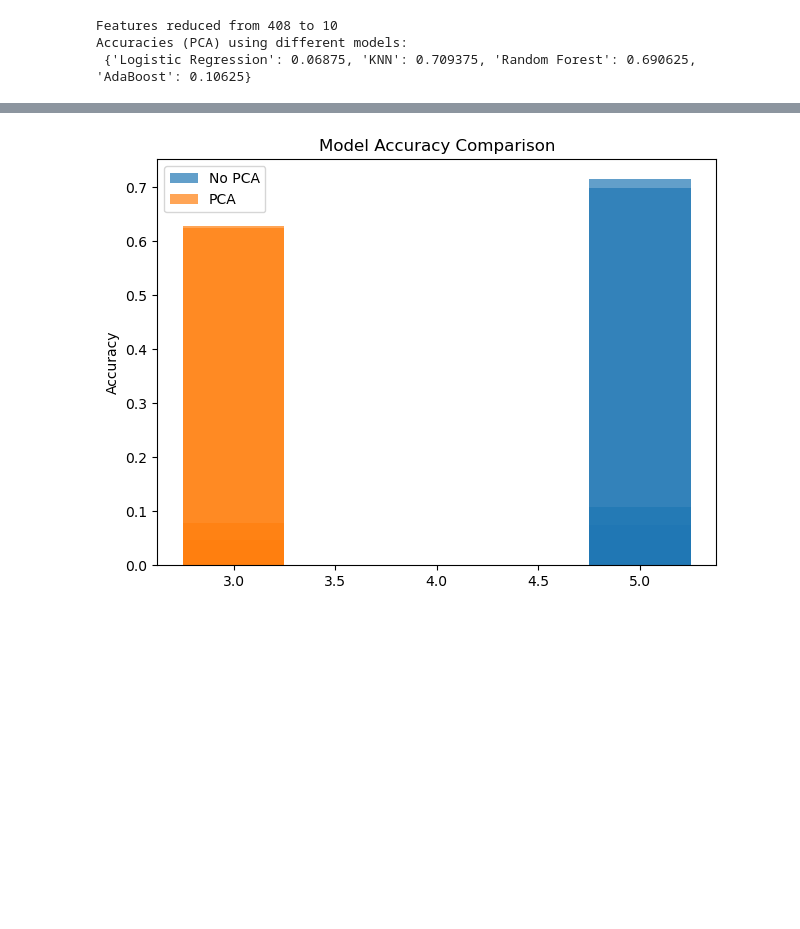
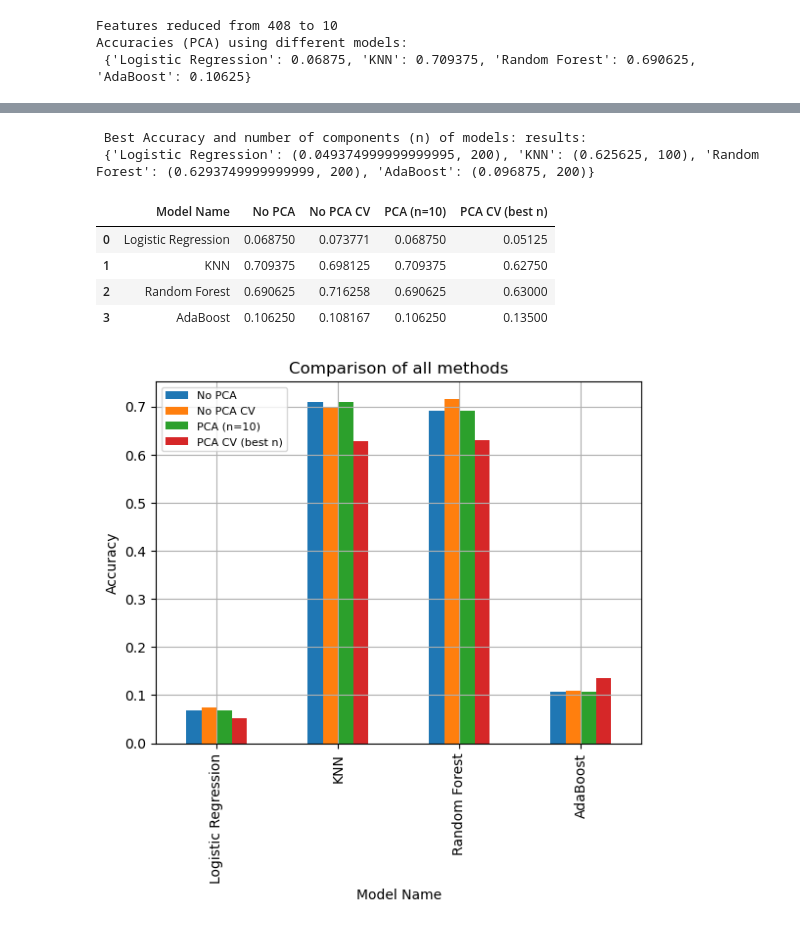
Before and after one commit to wolstone/CMSE381-Project, a Jupyter notebook: temp.ipynb, the cells around one changed output, grey strips where cells are left out. Saved outputs shown, nothing was run; the diff lists cells and outputs as text; code cells hidden in the pictures; blank space fills up the shorter version.

```diff
--- a/temp.ipynb
+++ b/temp.ipynb
@@ -187,9 +191,3 @@ print(f'Accuracies (PCA) using different models:\n {results_pca}')
 Features reduced from 408 to 10
 Accuracies (PCA) using different models:
  {'Logistic Regression': 0.06875, 'KNN': 0.709375, 'Random Forest': 0.690625, 'AdaBoost': 0.10625}
-# %%
-results_pca_cv = {}
-for i, model in models.items():
-    print(f'\n-----------Using {i} for KFold----------')
-    best_acc, optimal_k = perform_KFold(model, X_pca, y.values)
-    results_pca_cv[i] = (best_acc, optimal_k)
@@ -226,23 +247,49 @@ Best params = {'max_depth': None, 'n_estimators': 100}
+# %%
+print(f' Best Accuracy and number of components (n) of models: results:\n {results_pca_cv}')
+# %% [output]
+ Best Accuracy and number of components (n) of models: results:
+ {'Logistic Regression': (0.049374999999999995, 200), 'KNN': (0.625625, 100), 'Random Forest': (0.6293749999999999, 200), 'AdaBoost': (0.096875, 200)}
 # %%
 ##### NEED TO FIX ######
 
 model_names = []
 no_pca_accs = []
+no_pca_cv_accs = []
+
 pca_accs = []
+pca_cv_accs = []
+
+
+for i, res in results.items():
+    model_names.append(i)
+    no_pca_accs.append(res)
 
 for i, res in results_cv.items():
-    model_names.append(i)
-    no_pca_accs.append(res[0])
+    no_pca_cv_accs.append(res[0])
+
+for i, res in results_pca.items():
+    pca_accs.append(res)
 
 for i, res in results_pca_cv.items():
-    pca_accs.append(res[0])
+    pca_cv_accs.append(res[0])
 
-plt.bar(len(model_names, no_pca_accs, width=0.5, label='No PCA', alpha=0.7)
 
-plt.ylabel("Accuracy")
-plt.title("Model Accuracy Comparison")
-plt.legend()
-plt.tight_layout()
-plt.show()
+temp_df = pd.DataFrame({'Model Name': model_names, 'No PCA': no_pca_accs, 'No PCA CV': no_pca_cv_accs,
+                        'PCA (n=10)': pca_accs, 'PCA CV (best n)': pca_cv_accs})
+
+temp_df
 # %% [output]
-[figure, removed]
+|  | Model Name | No PCA | No PCA CV | PCA (n=10) | PCA CV (best n) |
+| 0 | Logistic Regression | 0.068750 | 0.073771 | 0.068750 | 0.05125 |
+| 1 | KNN | 0.709375 | 0.698125 | 0.709375 | 0.62750 |
+| 2 | Random Forest | 0.690625 | 0.716258 | 0.690625 | 0.63000 |
+| 3 | AdaBoost | 0.106250 | 0.108167 | 0.106250 | 0.13500 |
+# %%
+temp_df.plot(kind='bar', x='Model Name')
+plt.ylabel('Accuracy')
+plt.title('Comparison of all methods')
+plt.grid(True)
+plt.legend(fontsize=8, loc='upper left')
+plt.show()
+# %% [output]
+[figure, added]
```
Also changed, not shown: parts of 10 cells of this notebook.
